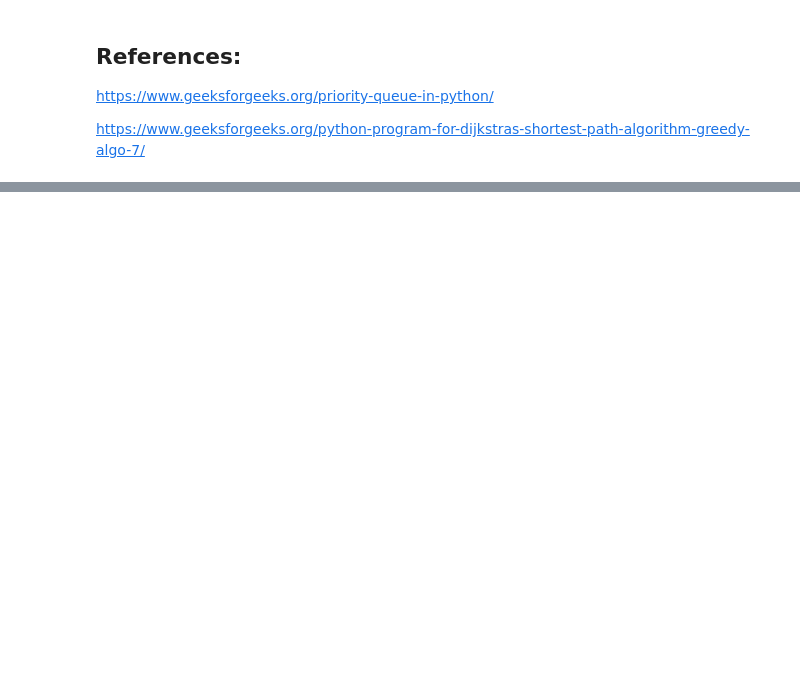
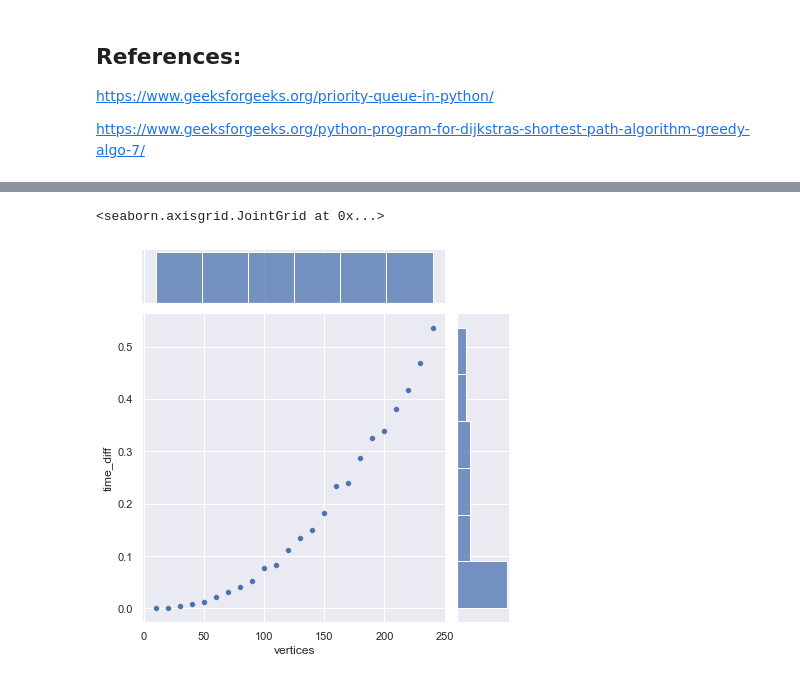
Before and after one commit to Kiriketsuki/CZ2101, a Jupyter notebook: Lab 2/dijkstra_algo.ipynb, the cells around one changed output, grey strips where cells are left out. Cells and saved outputs as stored; diff of their text form; code cells hidden in the pictures; blank space fills up the shorter version.

Commit message:
made both algo work. made test cases

```diff
--- a/Lab 2/dijkstra_algo.ipynb
+++ b/Lab 2/dijkstra_algo.ipynb
@@ -440,0 +737,40 @@ import random
+# %%
+def run_test(test_dictionary, printing = True):
+    result_dictionary = {}
+    for key, value in test_dictionary.items():
+        matr_test = value[0]
+        link_test = value[1]
+
+        matr_dist, matr_time = matr_test.dijkstra_shortest_path(print = False)
+        link_dist, link_time = link_test.dijkstra(print = False)
+        time_diff = abs(matr_time - link_time)
+
+        results = {}
+        results["vertices"] = link_test.vertices
+        results["edges"] = link_test.edges
+        results["matr_time"] = matr_time
+        results["link_time"] = link_time
+        results["time_diff"] = time_diff
+        results["link faster"] = False
+        results["matrix faster"] = False
+        if printing:
+            print("++++++++++++++++++++++++++++++++++++++++++++++++++++++++++++++++++++++++++++++++++")
+            print(f"Test number {key}")
+
+        if (matr_dist == link_dist):
+            if (matr_time < link_time):
+                results["matrix faster"] = True
+                if printing:
+                    print(f"Matrix is faster by {time_diff:6f} seconds")
+            else:
+                results["link faster"] = True
+                if printing:
+                    print(f"Linked List is faster by {time_diff:6f} seconds")
+
+        result_dictionary[key] = results
+
+    return pd.DataFrame.from_dict(result_dictionary, orient = "index")
+# %%
+test_set_0 = iterate_test_case(10, 250, 10)
+results_0 = run_test(test_set_0, False)
+results_0
@@ -440,0 +817,5 @@ import random
+# %%
+sb.jointplot(data = results_0, x = "vertices", y = "time_diff")
+# %% [output]
+<seaborn.axisgrid.JointGrid at 0x...>
+[figure, added]
```
Also changed, not shown: parts of 37 cells of this notebook.
